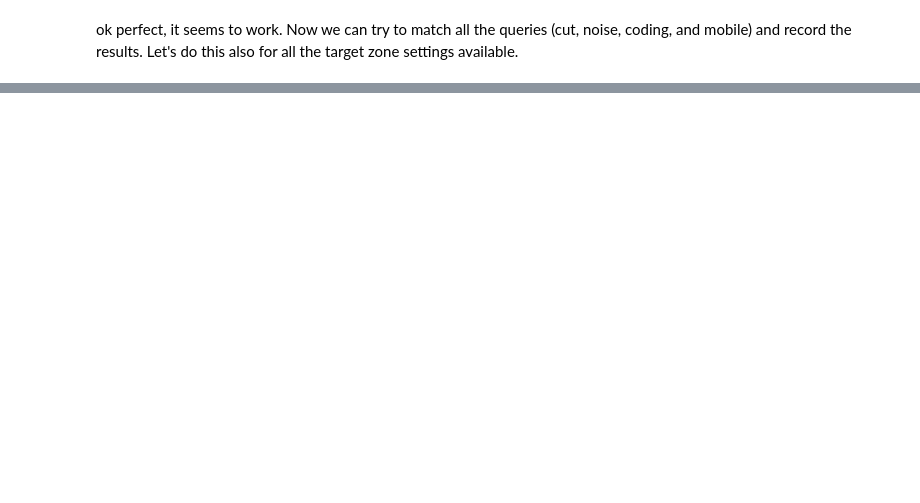
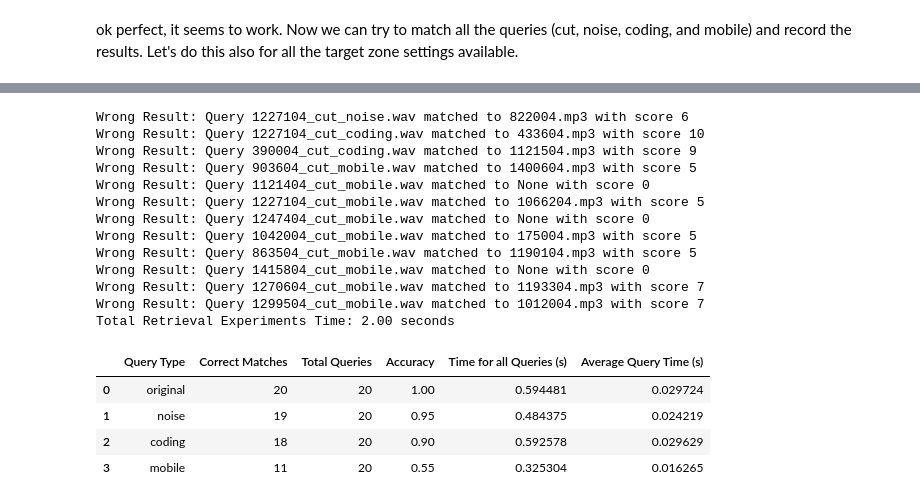
Before and after one commit to Lutu-gl/AudioID-Retrieval, a Jupyter notebook: notebooks/04_audio_retrieval_MS2.ipynb, the cells around one changed output, grey strips where cells are left out. Saved outputs shown, nothing was run; the diff lists cells and outputs as text; code cells hidden in the pictures; blank space fills up the shorter version.

```diff
--- a/notebooks/04_audio_retrieval_MS2.ipynb
+++ b/notebooks/04_audio_retrieval_MS2.ipynb
@@ -743,0 +690,27 @@ print(deep_sizeof(db_hash_index3))
+# %%
+results_tz1 = perform_retrieval_experiments(
+    all_query_hashes=all_query_hashes[target_zones[1]],
+    db_hash_index=db_hash_index_tz1,
+    threshold=5
+)
+summary_table_tz1 = save_results_to_table(results_tz1)
+display(summary_table_tz1)
+# %% [output]
+Wrong Result: Query 1227104_cut_noise.wav matched to 822004.mp3 with score 6
+Wrong Result: Query 1227104_cut_coding.wav matched to 433604.mp3 with score 10
+Wrong Result: Query 390004_cut_coding.wav matched to 1121504.mp3 with score 9
+Wrong Result: Query 903604_cut_mobile.wav matched to 1400604.mp3 with score 5
+Wrong Result: Query 1121404_cut_mobile.wav matched to None with score 0
+Wrong Result: Query 1227104_cut_mobile.wav matched to 1066204.mp3 with score 5
+Wrong Result: Query 1247404_cut_mobile.wav matched to None with score 0
+Wrong Result: Query 1042004_cut_mobile.wav matched to 175004.mp3 with score 5
+Wrong Result: Query 863504_cut_mobile.wav matched to 1190104.mp3 with score 5
+Wrong Result: Query 1415804_cut_mobile.wav matched to None with score 0
+Wrong Result: Query 1270604_cut_mobile.wav matched to 1193304.mp3 with score 7
+Wrong Result: Query 1299504_cut_mobile.wav matched to 1012004.mp3 with score 7
+Total Retrieval Experiments Time: 2.00 seconds
+|  | Query Type | Correct Matches | Total Queries | Accuracy | Time for all Queries (s) | Average Query Time (s) |
+| 0 | original | 20 | 20 | 1.00 | 0.594481 | 0.029724 |
+| 1 | noise | 19 | 20 | 0.95 | 0.484375 | 0.024219 |
+| 2 | coding | 18 | 20 | 0.90 | 0.592578 | 0.029629 |
+| 3 | mobile | 11 | 20 | 0.55 | 0.325304 | 0.016265 |
```
Also changed, not shown: parts of 24 cells of this notebook, 1 other file.
